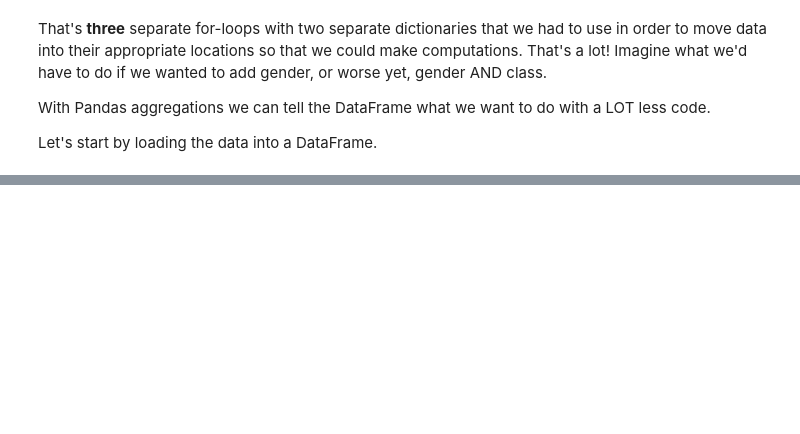
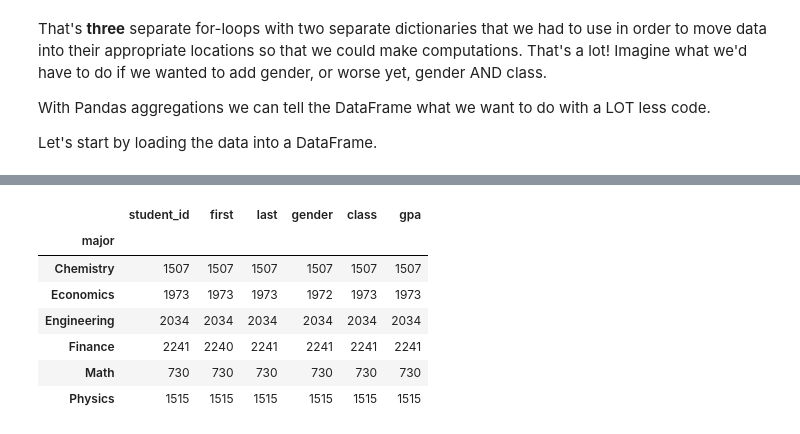
Before and after one commit to jasonshu8/MSDS_631, a Jupyter notebook: Lecture Notes/Week 7/In-Class Notebook (Mar 6, 2019) - Part 1.ipynb, the cells around one changed output, grey strips where cells are left out. Drawn from its saved outputs; the diff is of its cells as text; code cells hidden in the pictures; blank space fills up the shorter version.

```diff
--- a/Lecture Notes/Week 7/In-Class Notebook (Mar 6, 2019) - Part 1.ipynb
+++ b/Lecture Notes/Week 7/In-Class Notebook (Mar 6, 2019) - Part 1.ipynb
@@ -72,6 +277,15 @@ Let's use the methods above to understand what it's doing
 # %%
 #How many non-null values are there for each column grouped by major
-#Min GPA by major
+students_df.groupby('major').count()
+# %% [output]
+|  | student_id | first | last | gender | class | gpa |
+| major |  |  |  |  |  |  |
+| Chemistry | 1507 | 1507 | 1507 | 1507 | 1507 | 1507 |
+| Economics | 1973 | 1973 | 1973 | 1972 | 1973 | 1973 |
+| Engineering | 2034 | 2034 | 2034 | 2034 | 2034 | 2034 |
+| Finance | 2241 | 2240 | 2241 | 2241 | 2241 | 2241 |
+| Math | 730 | 730 | 730 | 730 | 730 | 730 |
+| Physics | 1515 | 1515 | 1515 | 1515 | 1515 | 1515 |
 # %%
 #Copute the rank of the students' GPAs, by major
 #Ties are assigned the "best" rank
```
Also changed, not shown: parts of 79 cells of this notebook, 2 other files.
